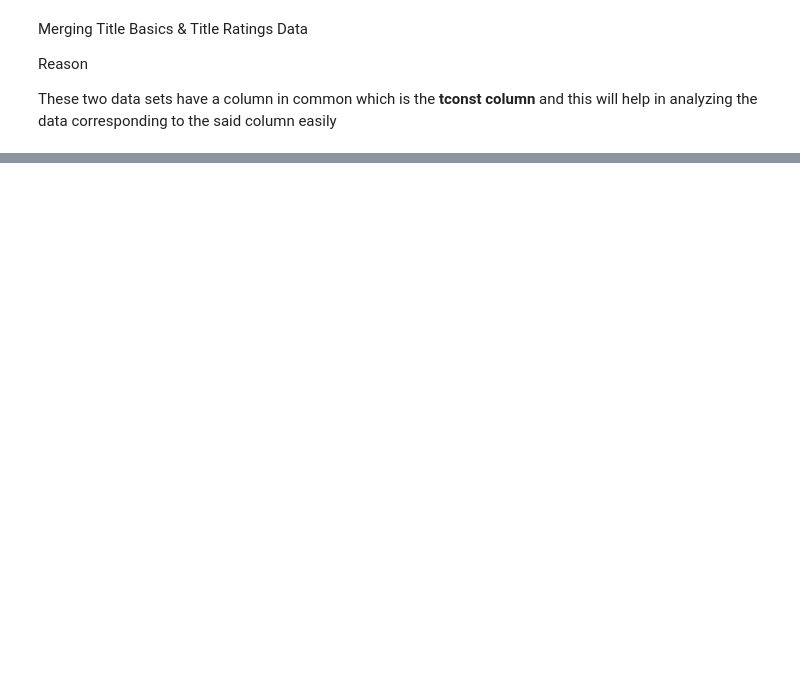
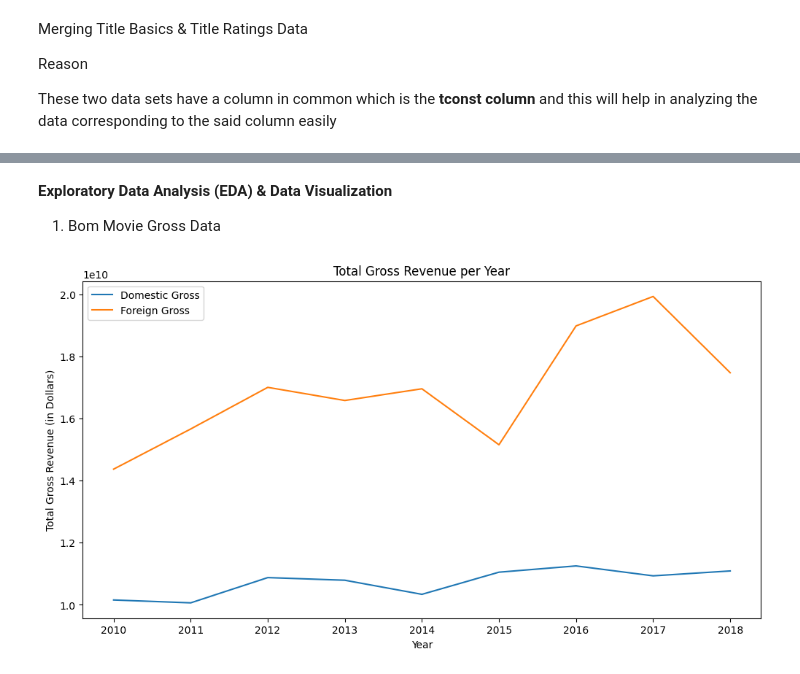
Before and after one commit to Lilian624/Microsoft-Movies-Project-1, a Jupyter notebook: student.ipynb, the cells around one changed output, grey strips where cells are left out. Cells and saved outputs as stored; diff of their text form; code cells hidden in the pictures; blank space fills up the shorter version.

```diff
--- a/student.ipynb
+++ b/student.ipynb
@@ -309,3 +309,8 @@ memory usage: 4.5+ MB
 | 73853 | tt9914642 | Albatross | Albatross | 2017 | 87.0 | Documentary | 8.5 | 8 |
 | 73854 | tt9914942 | La vida sense la Sara Amat | La vida sense la Sara Amat | 2019 | 87.0 | Unknown | 6.6 | 5 |
 | 73855 | tt9916160 | Drømmeland | Drømmeland | 2019 | 72.0 | Documentary | 6.5 | 11 |
+# %% [markdown]
+**Exploratory Data Analysis (EDA)  & Data Visualization**
+
+
+1.   Bom Movie Gross Data
@@ -311,0 +321,13 @@ memory usage: 4.5+ MB
+# %%
+#Plot he first graph year by foreign and domestic gross
+gross_revenue_per_year = movie_gross_new.groupby('year')[['domestic_gross', 'foreign_gross']].sum().reset_index()
+plt.figure(figsize=(12, 6))
+sns.lineplot(data = gross_revenue_per_year, x='year', y='domestic_gross', label='Domestic Gross')
+sns.lineplot(data = gross_revenue_per_year, x='year', y='foreign_gross', label='Foreign Gross')
+plt.title('Total Gross Revenue per Year')
+plt.xlabel('Year')
+plt.ylabel('Total Gross Revenue (in Dollars)')
+plt.legend()
+plt.show()
+# %% [output]
+[figure, added]
```
Also changed, not shown: parts of 19 cells of this notebook.
